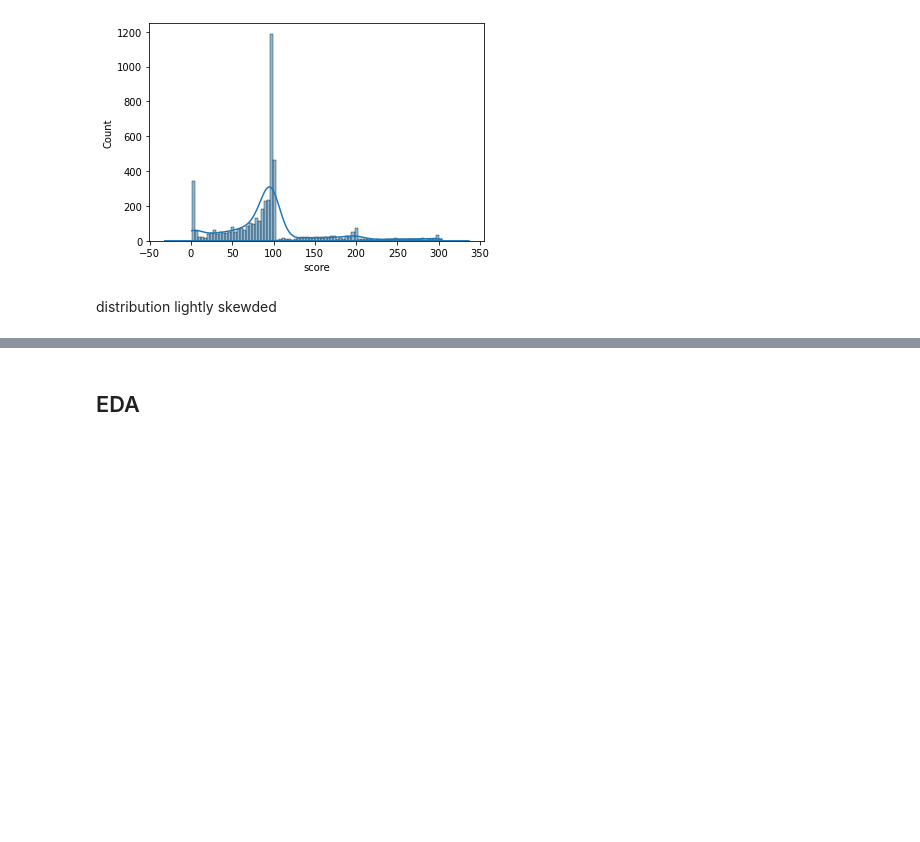
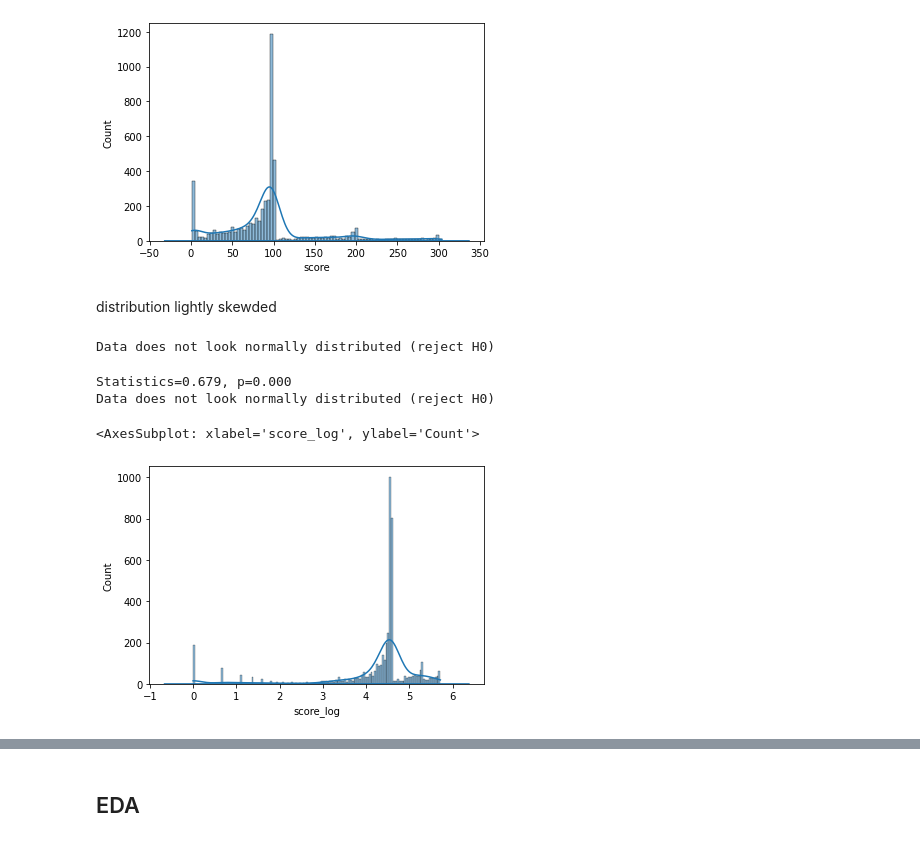
Before and after one commit to chandru1003/Data--Projects, a Jupyter notebook: Web scraping/Goodreads/Goodreads Web-Scraping.ipynb, the cells around one changed output, grey strips where cells are left out. Saved outputs shown, nothing was run; the diff lists cells and outputs as text; code cells hidden in the pictures; blank space fills up the shorter version.

```diff
--- a/Web scraping/Goodreads/Goodreads Web-Scraping.ipynb
+++ b/Web scraping/Goodreads/Goodreads Web-Scraping.ipynb
@@ -626,3 +712,39 @@ sns.kdeplot(data=data, x="score")
 [figure]
 # %% [markdown]
 distribution lightly skewded
+# %%
+from scipy.stats import shapiro
+
+# perform Shapiro-Wilk test
+stat, p = shapiro(data['score'])
+
+# interpret the results
+alpha = 0.05
+if p > alpha:
+    print('Data looks normally distributed (fail to reject H0)')
+else:
+    print('Data does not look normally distributed (reject H0)')
+# %% [output]
+Data does not look normally distributed (reject H0)
+# %%
+# Perform log transformation on the 'ratings' column
+data['score_log'] = np.log(data['score'])
+
+# Check if the transformed data is normally distributed using the Shapiro-Wilk test
+from scipy.stats import shapiro
+
+stat, p = shapiro(data['score_log'])
+print('Statistics=%.3f, p=%.3f' % (stat, p))
+if p > 0.05:
+    print('Data looks normally distributed (fail to reject H0)')
+else:
+    print('Data does not look normally distributed (reject H0)')
+# %% [output]
+Statistics=0.679, p=0.000
+Data does not look normally distributed (reject H0)
+# %%
+sns.histplot(data=data, x="score_log", kde=True)
+sns.kdeplot(data=data, x="score_log")
+# %% [output]
+<AxesSubplot: xlabel='score_log', ylabel='Count'>
+[figure, added]
```
Also changed, not shown: parts of 11 cells of this notebook.
